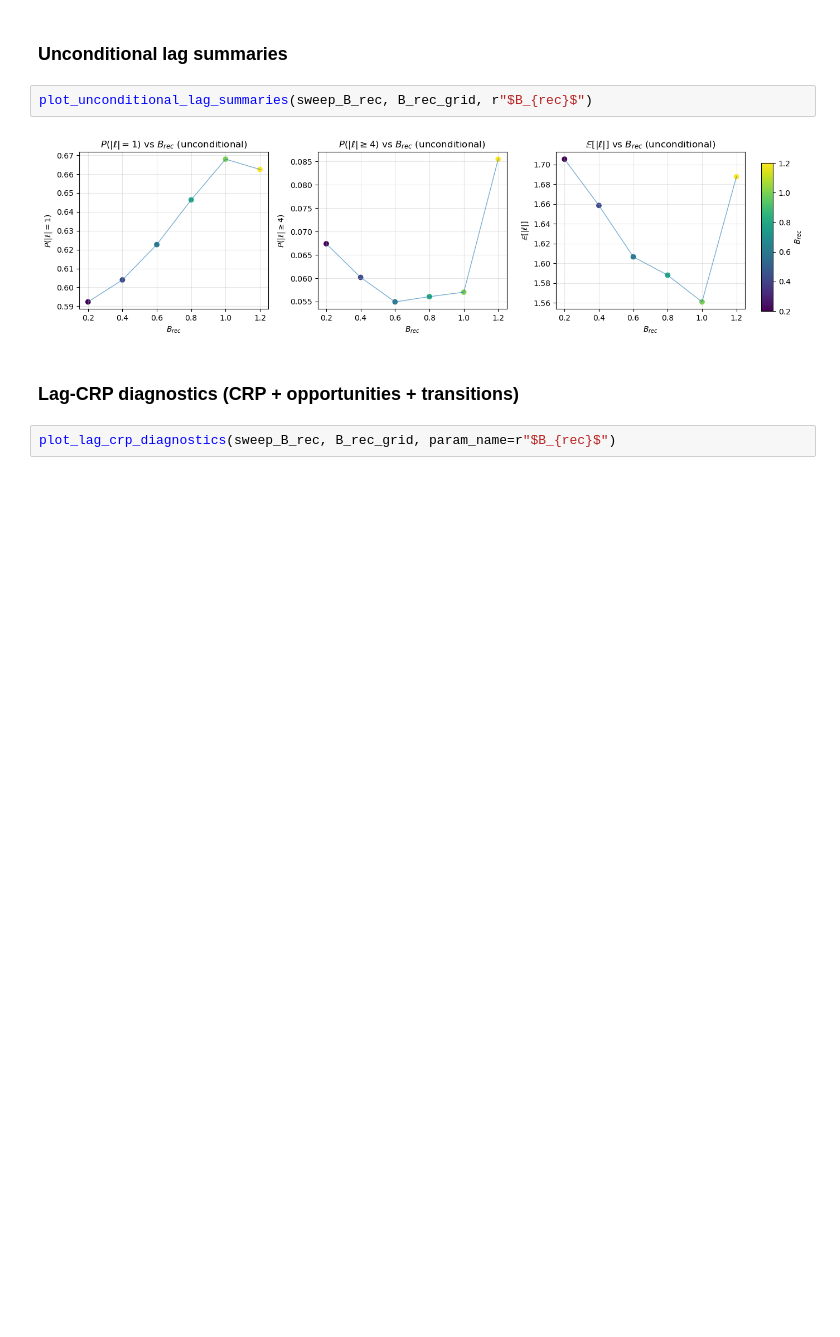
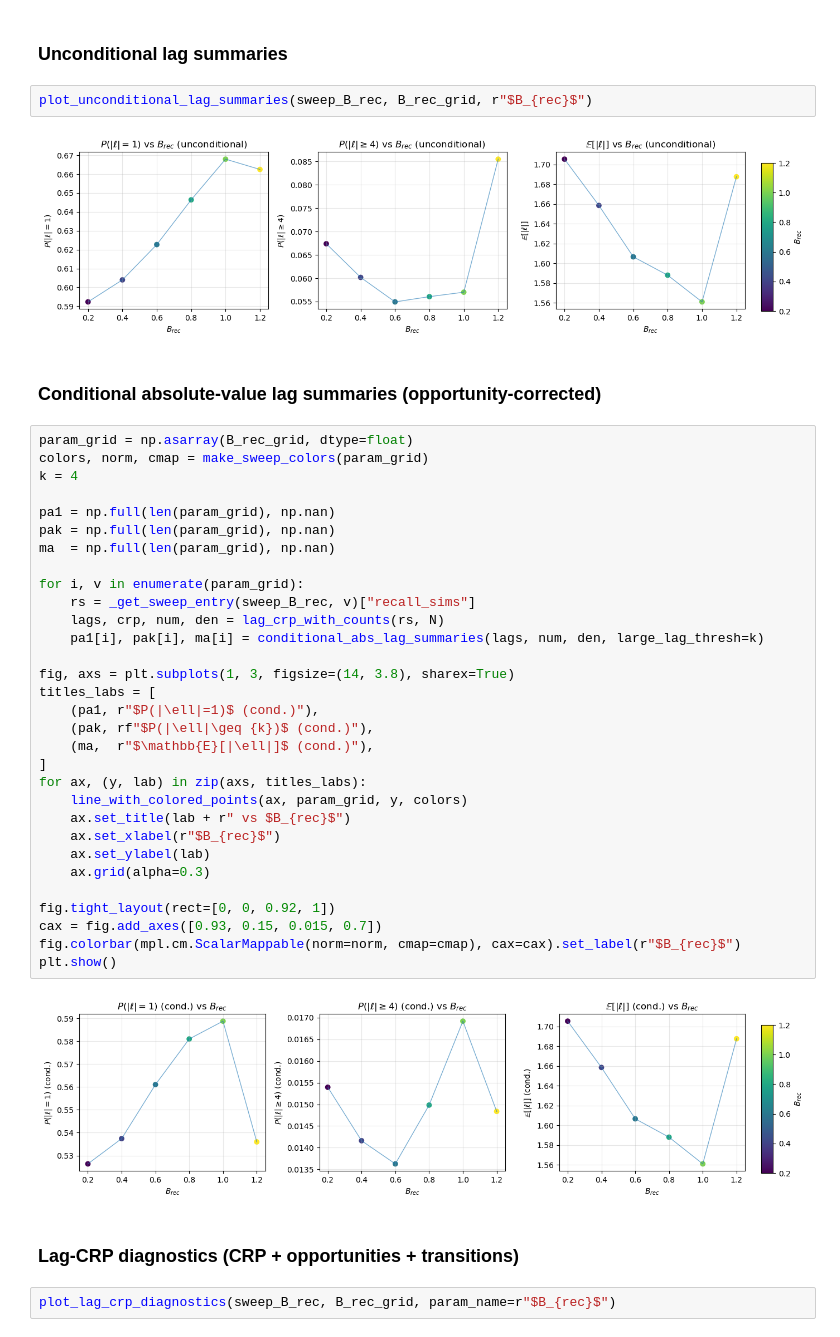
Before and after one commit to beaverjuly/PTSD_MemorySegmentation, a Jupyter notebook: external/CMR_SEM/CMR_multiParameterSweep/behavioral metrics.ipynb, the cells around one changed output. Saved outputs shown, nothing was run; the diff lists cells and outputs as text; blank space fills up the shorter version.

```diff
--- a/external/CMR_SEM/CMR_multiParameterSweep/behavioral_metrics.ipynb
+++ b/external/CMR_SEM/CMR_multiParameterSweep/behavioral metrics.ipynb
@@ -144,6 +148,41 @@ plot_directional_lag_rates(sweep_B_rec, B_rec_grid, r"$B_{rec}$")
 plot_unconditional_lag_summaries(sweep_B_rec, B_rec_grid, r"$B_{rec}$")
 # %% [output]
 [figure]
+# %% [markdown]
+### Conditional absolute-value lag summaries (opportunity-corrected)
+# %%
+param_grid = np.asarray(B_rec_grid, dtype=float)
+colors, norm, cmap = make_sweep_colors(param_grid)
+k = 4
+
+pa1 = np.full(len(param_grid), np.nan)
+pak = np.full(len(param_grid), np.nan)
+ma  = np.full(len(param_grid), np.nan)
+
+for i, v in enumerate(param_grid):
+    rs = _get_sweep_entry(sweep_B_rec, v)["recall_sims"]
+    lags, crp, num, den = lag_crp_with_counts(rs, N)
+    pa1[i], pak[i], ma[i] = conditional_abs_lag_summaries(lags, num, den, large_lag_thresh=k)
+
+fig, axs = plt.subplots(1, 3, figsize=(14, 3.8), sharex=True)
+titles_labs = [
+    (pa1, r"$P(|\ell|=1)$ (cond.)"),
+    (pak, rf"$P(|\ell|\geq {k})$ (cond.)"),
+    (ma,  r"$\mathbb{E}[|\ell|]$ (cond.)"),
+]
+for ax, (y, lab) in zip(axs, titles_labs):
+    line_with_colored_points(ax, param_grid, y, colors)
+    ax.set_title(lab + r" vs $B_{rec}$")
+    ax.set_xlabel(r"$B_{rec}$")
+    ax.set_ylabel(lab)
+    ax.grid(alpha=0.3)
+
+fig.tight_layout(rect=[0, 0, 0.92, 1])
+cax = fig.add_axes([0.93, 0.15, 0.015, 0.7])
+fig.colorbar(mpl.cm.ScalarMappable(norm=norm, cmap=cmap), cax=cax).set_label(r"$B_{rec}$")
+plt.show()
+# %% [output]
+[figure, added]
 # %% [markdown]
 ### Lag-CRP diagnostics (CRP + opportunities + transitions)
 # %%
```
Also changed, not shown: parts of 13 cells of this notebook, 2 other files.
